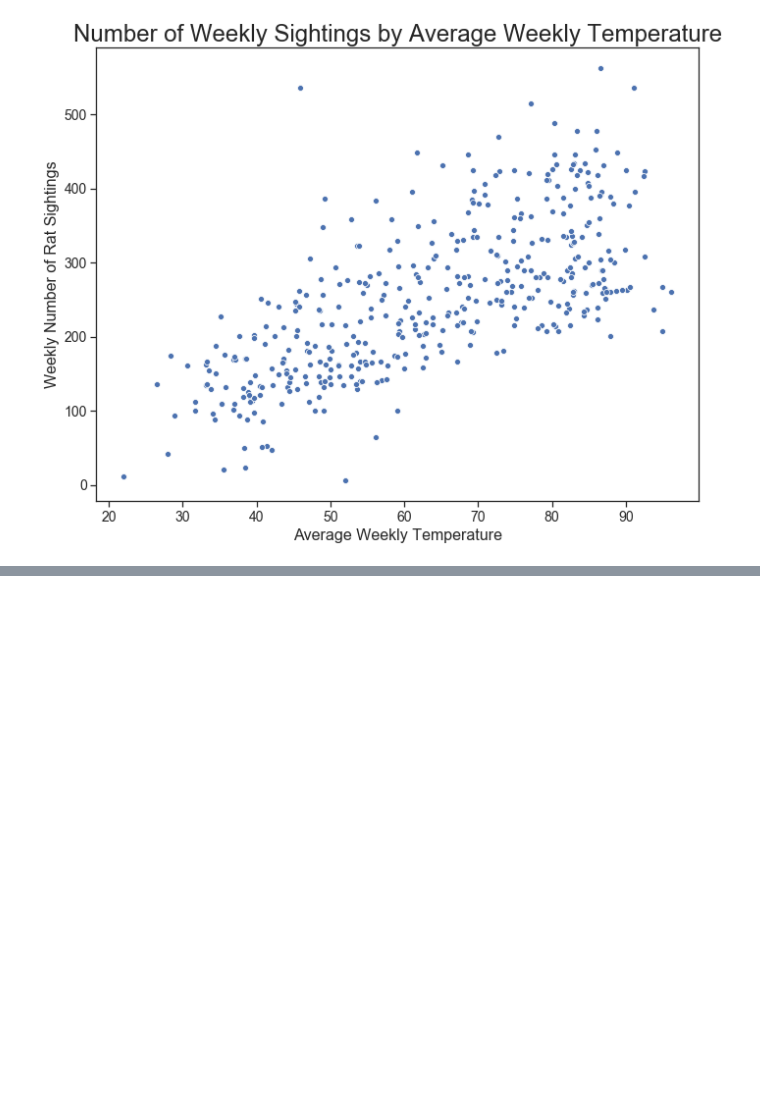
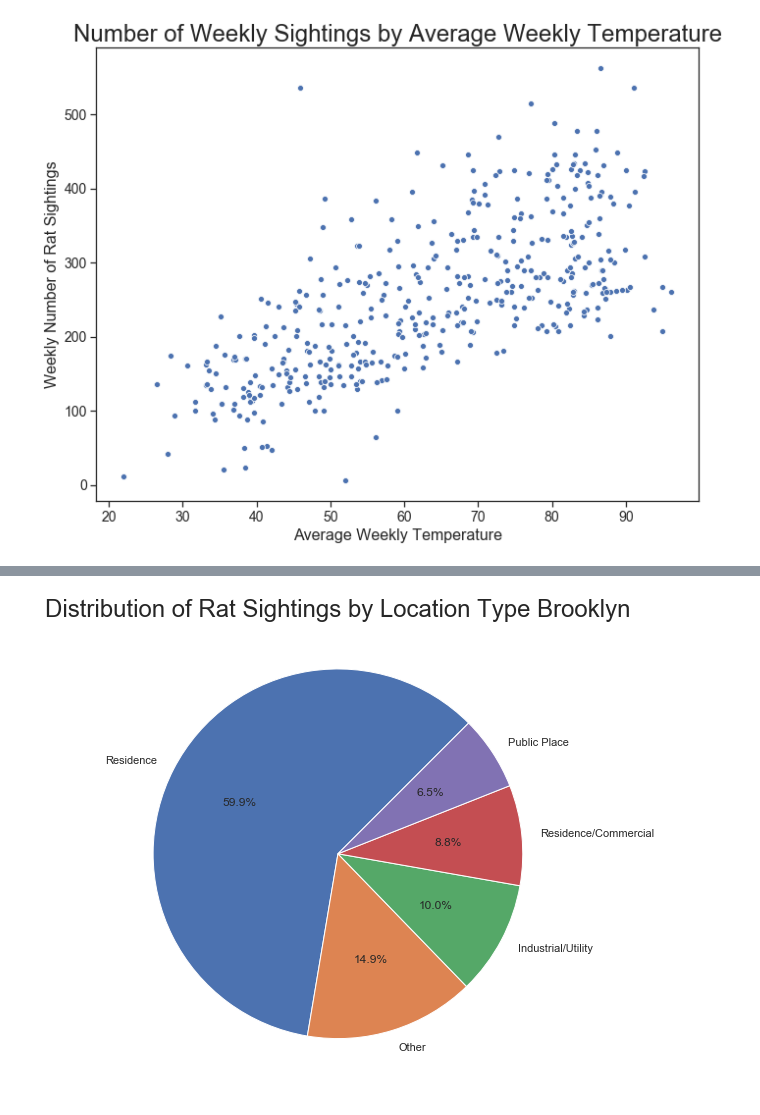
Before and after one commit to quinnwalko/rats, a Jupyter notebook: Group Project 1.ipynb, the cells around one changed output, grey strips where cells are left out. Drawn from its saved outputs; the diff is of its cells as text; code cells hidden in the pictures; blank space fills up the shorter version.

```diff
--- a/Group Project 1.ipynb
+++ b/Group Project 1.ipynb
@@ -185,0 +243,13 @@ corr = result.corr()
+# %%
+###GENERATING PIE CHART OF RAT SIGHTINGS BY BOROUGH###
+
+labels = ["Residence", "Other", "Industrial/Utility", "Residence/Commercial", "Public Place"]
+sizes = brooklyn_2_df["Location Type"].value_counts()
+fig, ax = plt.subplots()
+fig.set_size_inches(11, 8.5)
+plt.pie(sizes, labels=labels, startangle=45, autopct='%.1f%%')
+plt.title('Distribution of Rat Sightings by Location Type Brooklyn', fontsize = 24)
+plt.show(fig)
+fig.savefig("brooklyn_test.png")
+# %% [output]
+[figure, added]
```
Also changed, not shown: parts of 30 cells of this notebook.
